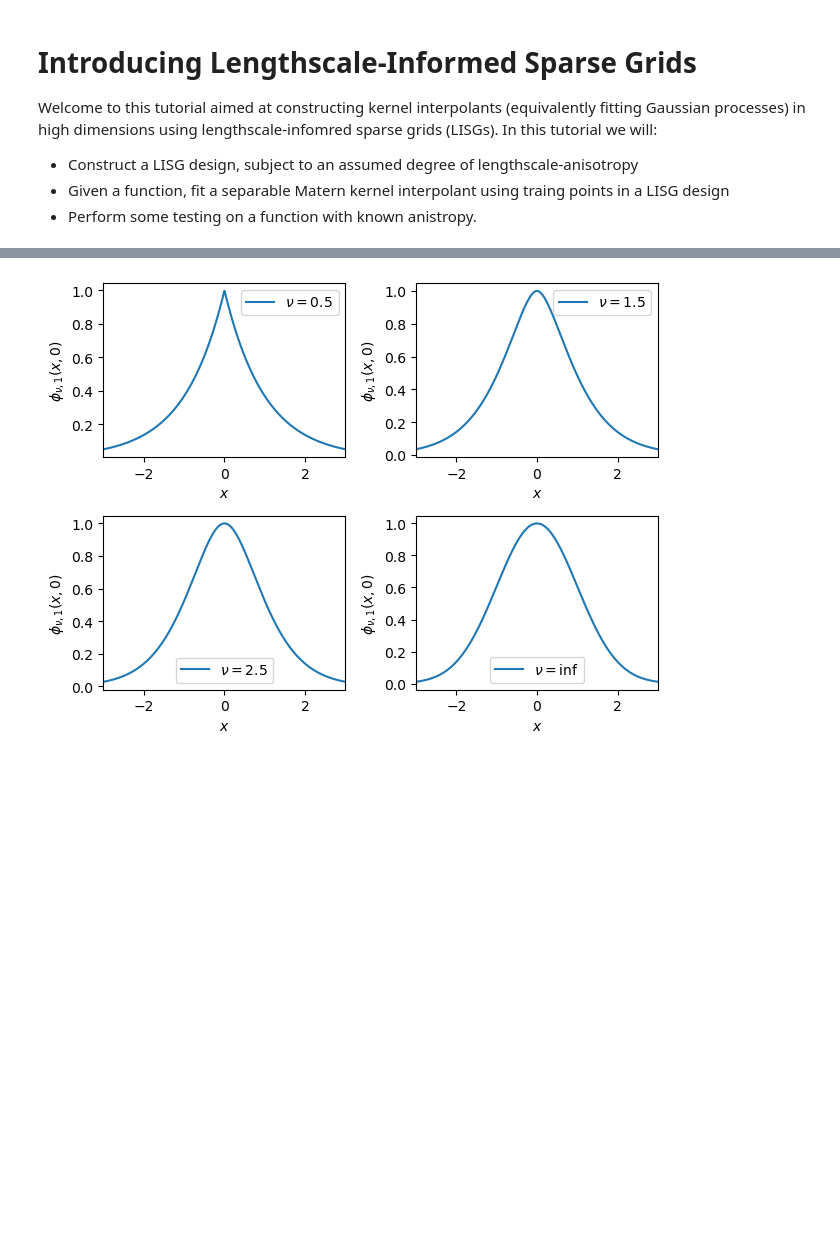
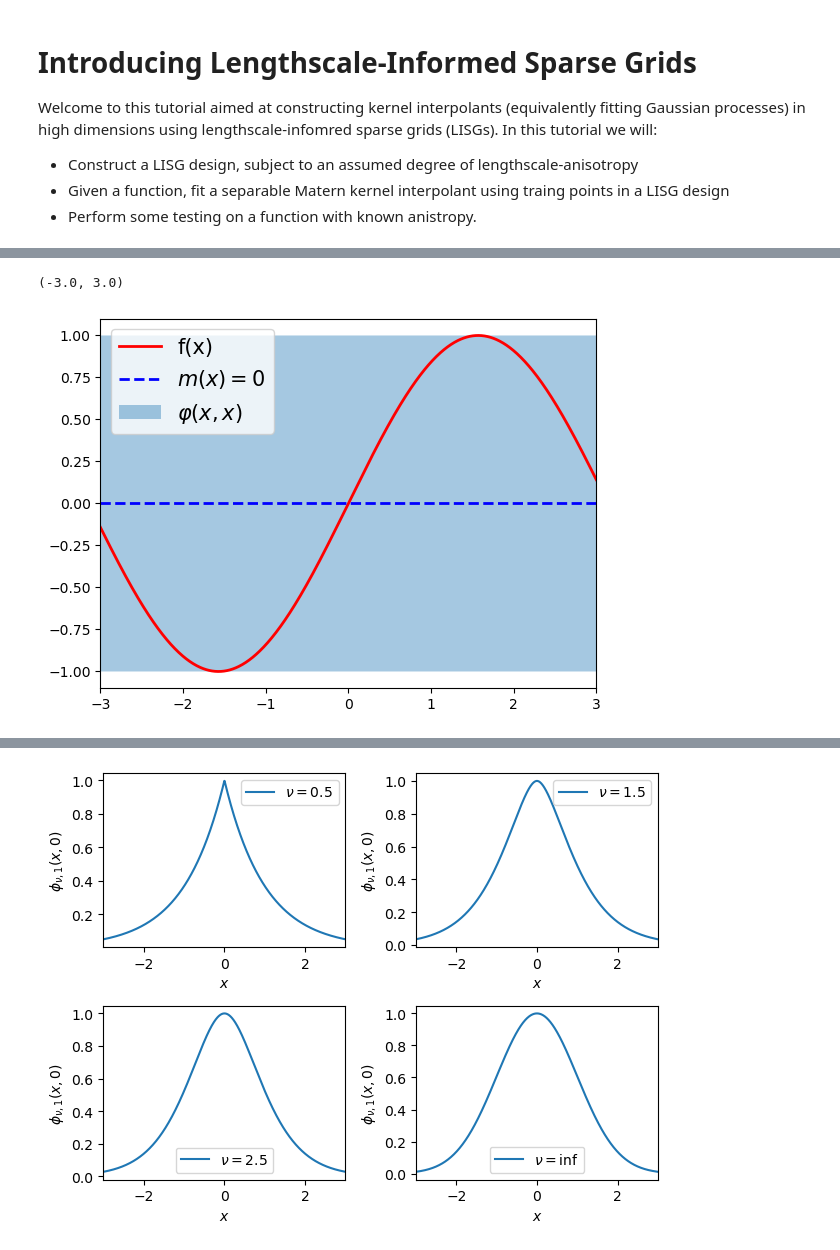
Before and after one commit to elliot-addy/LISG, a Jupyter notebook: LISG_tutorial.ipynb, the cells around one changed output, grey strips where cells are left out. Saved outputs shown, nothing was run; the diff lists cells and outputs as text; code cells hidden in the pictures; blank space fills up the shorter version.

```diff
--- a/LISG_tutorial.ipynb
+++ b/LISG_tutorial.ipynb
@@ -17,0 +31,22 @@ import emulator
+# %%
+def f(x):
+    '''
+    Example function.
+    '''
+    return np.sin(x)
+
+# Plotting.
+resolution = 1000                # Plotting resolution.
+x = np.linspace(-3,3,resolution)
+
+fig, ax = plt.subplots()
+
+ax.plot(x,f(x),color='red', linewidth=2, label=r'f(x)')
+ax.plot(x,np.zeros(resolution), 'blue', linestyle='dashed', linewidth=2,label=r'$m(x)=0$')
+ax.fill_between(x,np.ones(resolution),-np.ones(resolution),alpha=0.4,label=r'$\varphi(x,x)$')
+ax.legend(fontsize=15)
+
+ax.set_xlim(-3,3)
+# %% [output]
+(-3.0, 3.0)
+[figure, added]
```
Also changed, not shown: parts of 9 cells of this notebook.
